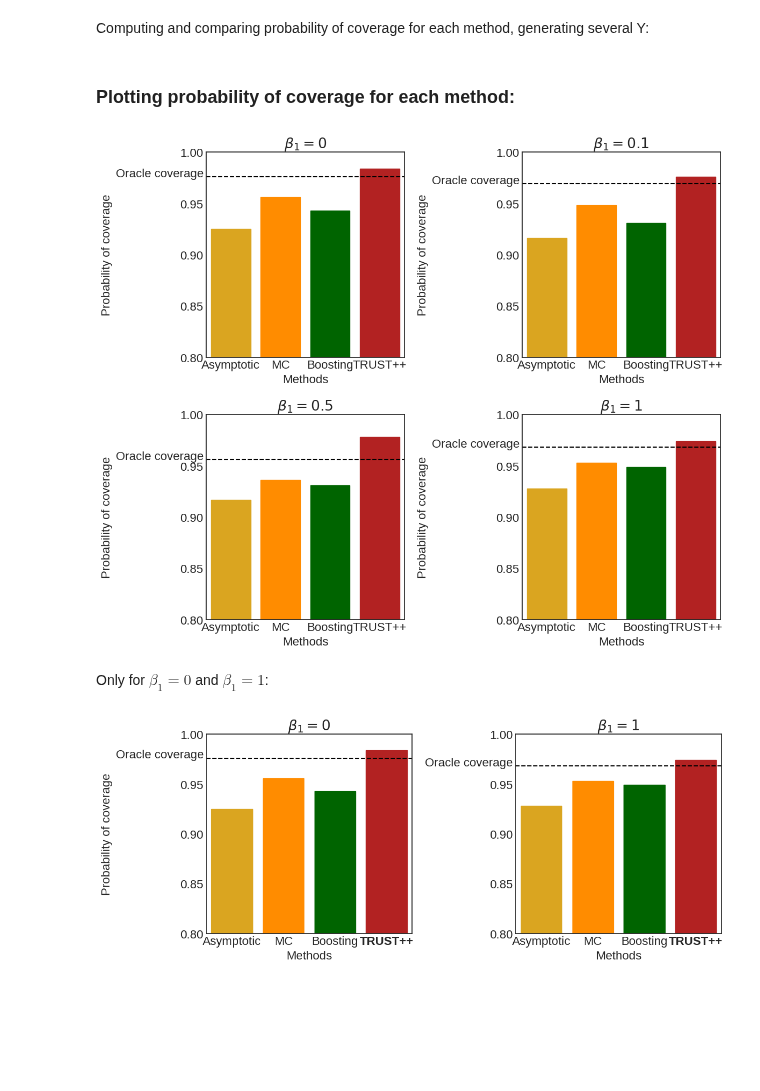
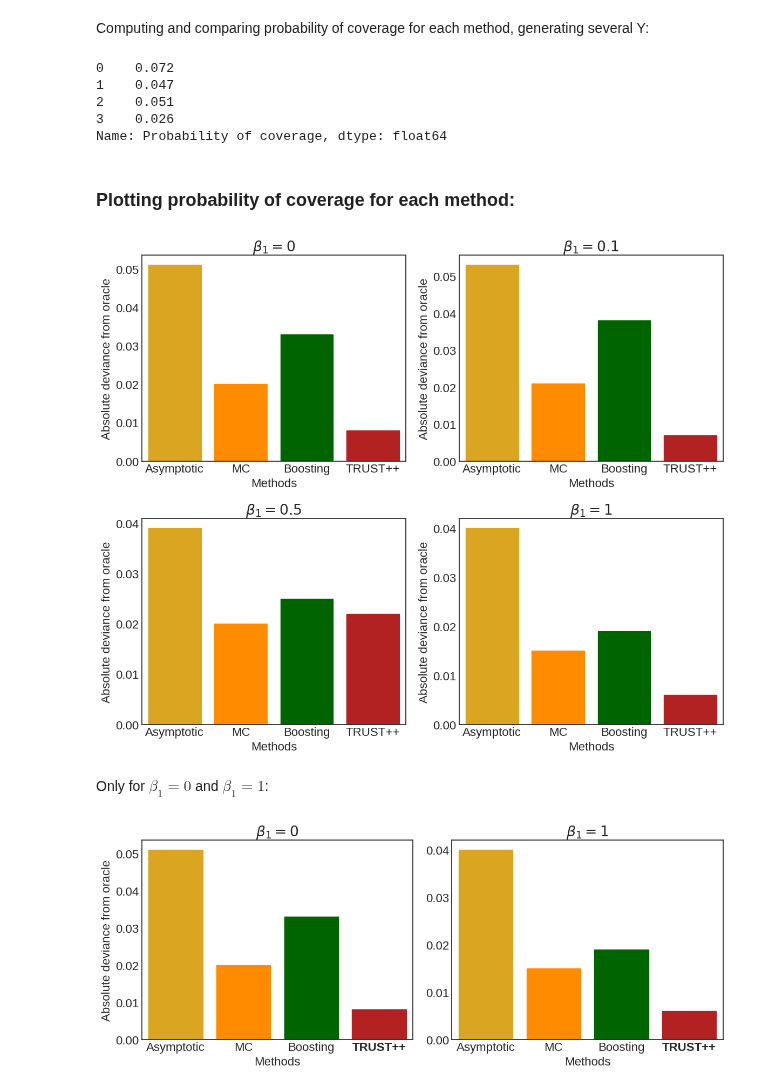
Before and after one commit to Monoxido45/CSI, a Jupyter notebook: experiments/nuissance_test.ipynb, the cells around one changed output. Cells and saved outputs as stored; diff of their text form; code cells hidden in the pictures; blank space fills up the shorter version.

Commit message:
updating nuisance experiments and simulation and real data final results

```diff
--- a/experiments/nuissance_test.ipynb
+++ b/experiments/nuissance_test.ipynb
@@ -2679,6 +2679,14 @@ data_beta_1 = pd.DataFrame(
     ).assign(
         beta = 1
         )
+# %%
+data_beta_1["Probability of coverage"]
+# %% [output]
+0    0.072
+1    0.047
+2    0.051
+3    0.026
+Name: Probability of coverage, dtype: float64
 # %% [markdown]
 ### Plotting probability of coverage for each method:
 # %%
@@ -2697,19 +2705,13 @@ titles = [r'$\beta_1 = 0$', r'$\beta_1 = 0.1$', r'$\beta_1 = 0.5$', r'$\beta_1 =
 # Plot each dataframe in a separate subplot
 for ax, data, oracle, title in zip(
     axs.flatten(), data_list, oracle_list, titles):
-    sns.barplot(x='Methods', y='Probability of coverage', data=data, ax=ax)
-    ax.axhline(oracle, linestyle='--', color='black')
+    new_data = data.assign(dev = np.abs(data['Probability of coverage'] - oracle))
+    sns.barplot(x='Methods', y='dev', data=new_data, ax=ax)
     ax.set_title(title)
-    ax.set_ylim(0.8, 1)
     ax.set_xlabel('Methods')
-    ax.set_ylabel('Probability of coverage')
+    ax.set_ylabel('Absolute deviance from oracle')
     # Set colors for each method
     colors = {'MC': 'darkorange', 'Boosting': 'darkgreen', 'Asymptotic': 'goldenrod', 'TRUST++': 'firebrick'}
-    # Set y-ticks to be more scarce
-    ax.set_yticks(np.linspace(0.8, 1, 5))
-
-    ax.set_yticks(list(ax.get_yticks()) + [oracle + 0.0045])
-    ax.set_yticklabels([f'{tick:.2f}' if tick != oracle + 0.0045 else 'Oracle coverage' for tick in ax.get_yticks()])
     for patch in ax.patches:
         method = patch.get_x() + patch.get_width() / 2
         method_name = data['Methods'].iloc[int(method)]
@@ -2719,9 +2721,9 @@ plt.rcParams.update({'font.size': 16})
 # Adjust layout
 plt.tight_layout()
 plt.show()
-fig.savefig("figures/prob_of_coverage_GLM_beta_1.pdf", format="pdf")
+fig.savefig("figures/coverage_deviance_GLM_beta_1.pdf", format="pdf")
 # %% [output]
-[figure, old version]
+[figure, new version]
 # %% [markdown]
 Only for $\beta_1 = 0$ and $\beta_1 = 1$:
 # %%
@@ -2729,40 +2731,34 @@ Only for $\beta_1 = 0$ and $\beta_1 = 1$:
 fig, axs = plt.subplots(1, 2, figsize=(12, 5))
 idxs = [0, 3]
 
 # List of dataframes and titles
 data_list = [data_beta_0, data_beta_1]
 oracle_list = [
     oracle_cover_0, oracle_cover_1
     ]
 titles = [r'$\beta_1 = 0$', r'$\beta_1 = 1$']
 
 # Plot each dataframe in a separate subplot
 for ax, data, oracle, title in zip(
     axs.flatten(), data_list, oracle_list, titles):
-    sns.barplot(x='Methods', y='Probability of coverage', data=data, ax=ax)
-    ax.axhline(oracle, linestyle='--', color='black')
+    new_data = data.assign(dev = np.abs(data['Probability of coverage'] - oracle))
+    sns.barplot(x='Methods', y='dev', data=new_data, ax=ax)
     ax.set_title(title)
-    ax.set_ylim(0.8, 1)
     ax.set_xlabel('Methods')
-    ax.set_ylabel('Probability of coverage')
+    ax.set_ylabel('Absolute deviance from oracle')
     # Set colors for each method
     colors = {'MC': 'darkorange', 'Boosting': 'darkgreen', 'Asymptotic': 'goldenrod', 'TRUST++': 'firebrick'}
-    # Set y-ticks to be more scarce
-    ax.set_yticks(np.linspace(0.8, 1, 5))
-
-    ax.set_yticks(list(ax.get_yticks()) + [oracle + 0.0045])
-    ax.set_yticklabels([f'{tick:.2f}' if tick != oracle + 0.0045 else 'Oracle coverage' for tick in ax.get_yticks()])
     for patch in ax.patches:
         method = patch.get_x() + patch.get_width() / 2
         method_name = data['Methods'].iloc[int(method)]
         patch.set_color(colors[method_name])
     ax.get_xticklabels()[3].set_fontweight("bold")
 
 axs[1].set_ylabel("")
 plt.rcParams.update({'font.size': 16})
 # Adjust layout
 plt.tight_layout()
 plt.show()
 fig.savefig("figures/prob_of_coverage_GLM_beta_1_small.pdf", format="pdf")
 # %% [output]
-[figure, old version]
+[figure, new version]
```
Also changed, not shown: parts of 1 cell of this notebook, 2 other files.
